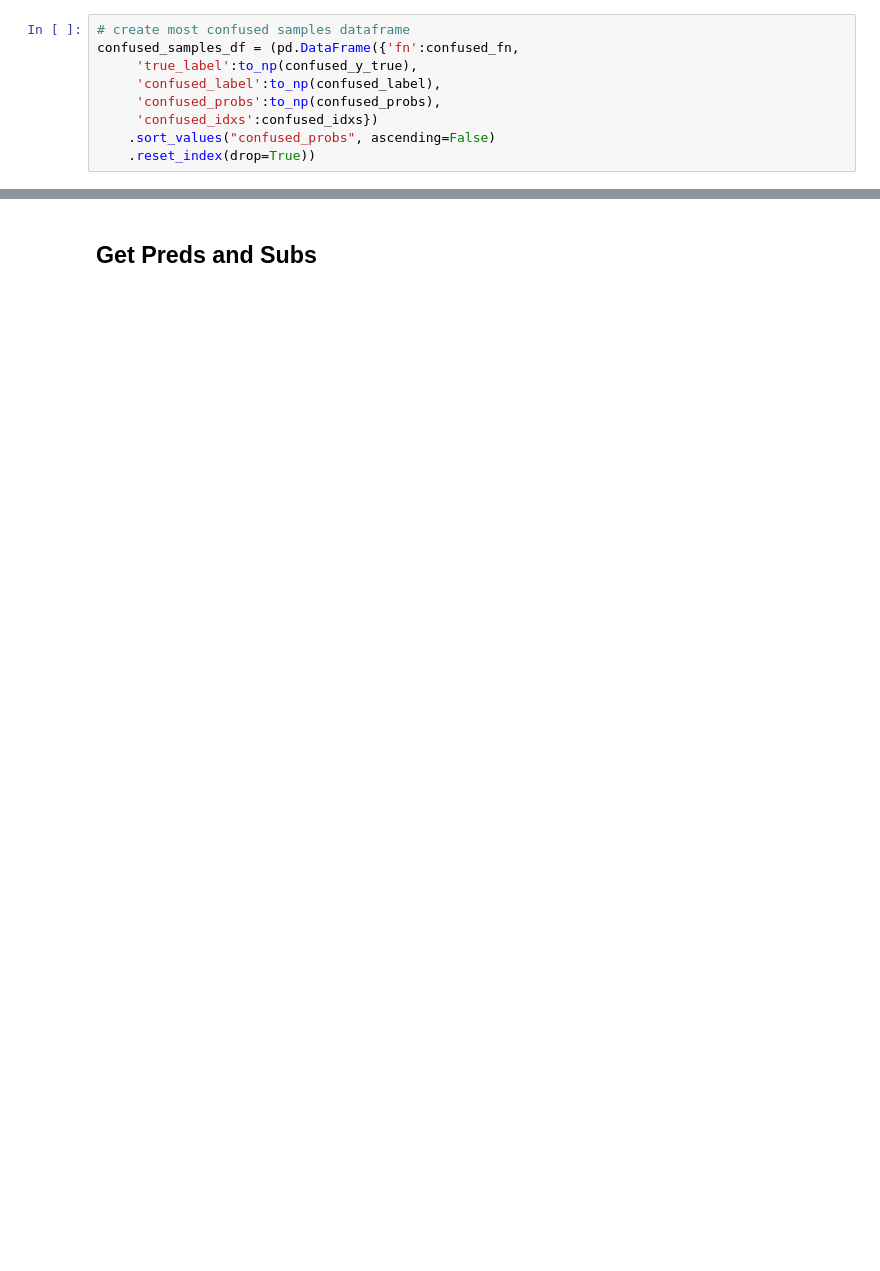
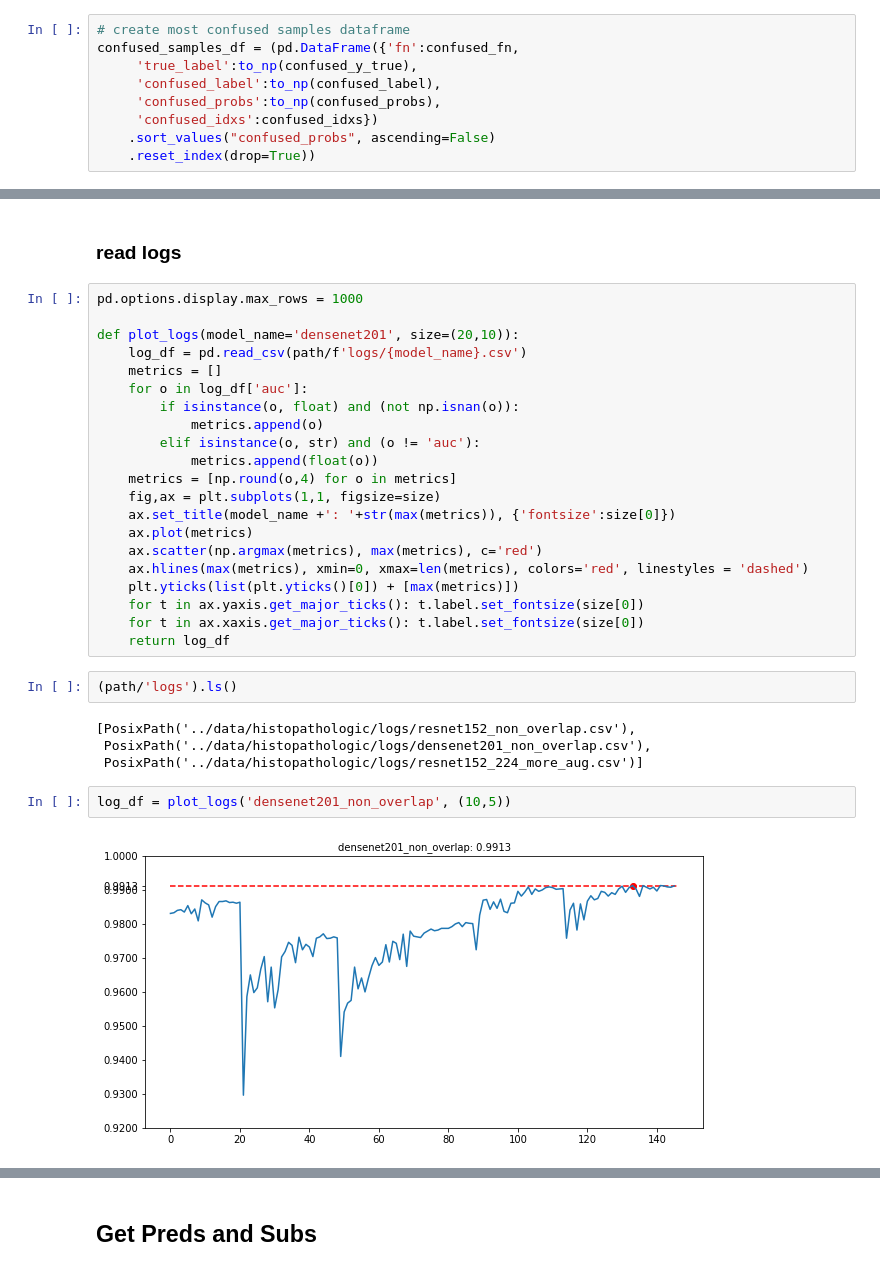
Before and after one commit to KeremTurgutlu/hist_cancer_detection, a Jupyter notebook: post_model_analysis.ipynb, the cells around one changed output, grey strips where cells are left out. Drawn from its saved outputs; the diff is of its cells as text; blank space fills up the shorter version.

```diff
--- a/post_model_analysis.ipynb
+++ b/post_model_analysis.ipynb
@@ -160,0 +161,33 @@ confused_samples_df.confused_probs.hist()
+# %% [markdown]
+### read logs
+# %%
+pd.options.display.max_rows = 1000
+
+def plot_logs(model_name='densenet201', size=(20,10)):
+    log_df = pd.read_csv(path/f'logs/{model_name}.csv')
+    metrics = []
+    for o in log_df['auc']:
+        if isinstance(o, float) and (not np.isnan(o)):
+            metrics.append(o)
+        elif isinstance(o, str) and (o != 'auc'):
+            metrics.append(float(o))
+    metrics = [np.round(o,4) for o in metrics]
+    fig,ax = plt.subplots(1,1, figsize=size)
+    ax.set_title(model_name +': '+str(max(metrics)), {'fontsize':size[0]})
+    ax.plot(metrics)
+    ax.scatter(np.argmax(metrics), max(metrics), c='red')
+    ax.hlines(max(metrics), xmin=0, xmax=len(metrics), colors='red', linestyles = 'dashed')
+    plt.yticks(list(plt.yticks()[0]) + [max(metrics)])
+    for t in ax.yaxis.get_major_ticks(): t.label.set_fontsize(size[0])
+    for t in ax.xaxis.get_major_ticks(): t.label.set_fontsize(size[0])
+    return log_df
+# %%
+(path/'logs').ls()
+# %% [output]
+[PosixPath('../data/histopathologic/logs/resnet152_non_overlap.csv'),
+ PosixPath('../data/histopathologic/logs/densenet201_non_overlap.csv'),
+ PosixPath('../data/histopathologic/logs/resnet152_224_more_aug.csv')]
+# %%
+log_df = plot_logs('densenet201_non_overlap', (10,5))
+# %% [output]
+[figure, added]
```
Also changed, not shown: parts of 59 cells of this notebook, 10 other files.
